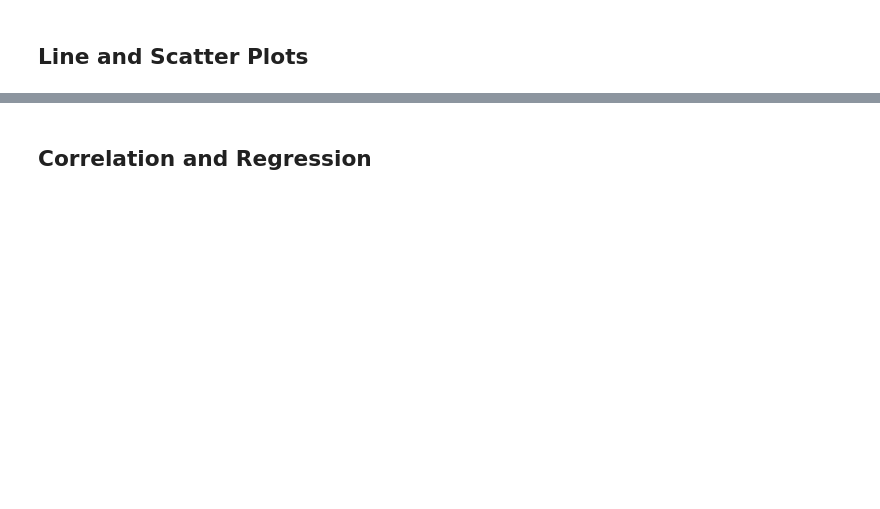
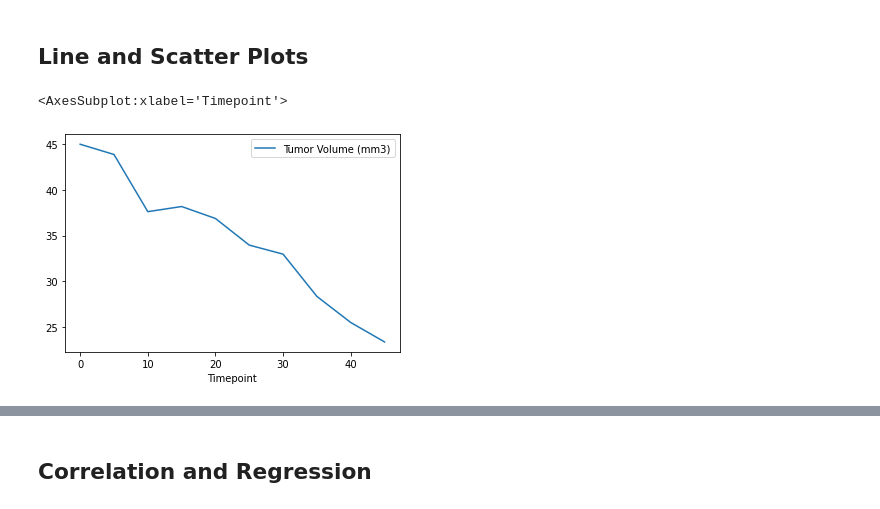
Before and after one commit to Ejwpls/matplotlib-challenge, a Jupyter notebook: Pymaceuticals/pymaceuticals_starter.ipynb, the cells around one changed output, grey strips where cells are left out. Saved outputs shown, nothing was run; the diff lists cells and outputs as text; code cells hidden in the pictures; blank space fills up the shorter version.

```diff
--- a/Pymaceuticals/pymaceuticals_starter.ipynb
+++ b/Pymaceuticals/pymaceuticals_starter.ipynb
@@ -176,5 +183,14 @@ plt.pie(size, labels = gender, colors=colors,autopct="%1.1f%%")
 ## Line and Scatter Plots
 # %%
 # Generate a line plot of time point versus tumor volume for a mouse treated with Capomulin
+
+capomulin_df = clean_mouse_df.loc[clean_mouse_df['Drug Regimen']=='Capomulin']
+
+#Use S185 for a mouse treated with Capomulin
+mouse_ = capomulin_df.loc[capomulin_df['Mouse ID']=='s185']
+mouse_.plot.line(x='Timepoint',y='Tumor Volume (mm3)')
+# %% [output]
+<AxesSubplot:xlabel='Timepoint'>
+[figure, added]
 # %%
 # Generate a scatter plot of mouse weight versus average tumor volume for the Capomulin regimen
```
Also changed, not shown: parts of 9 cells of this notebook.
